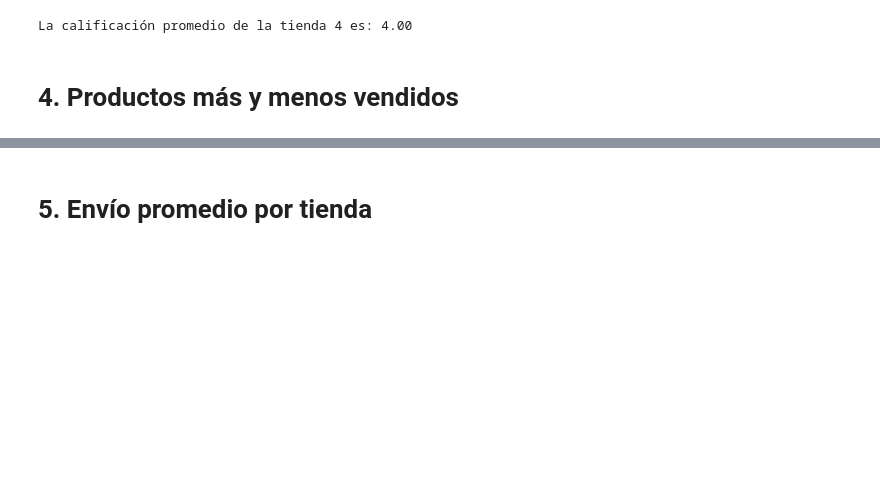
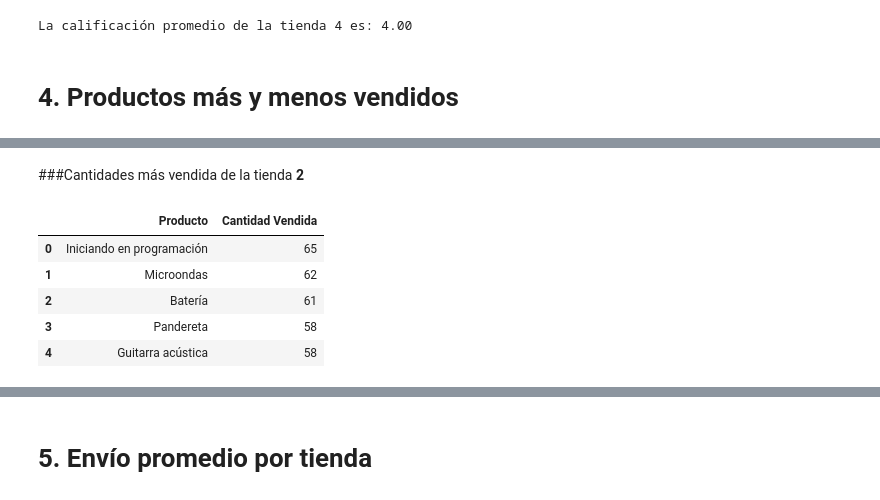
Before and after one commit to ghost22r/challenge-amigo-secreto-aluram, a Jupyter notebook: AluraStoreLatam.ipynb, the cells around one changed output, grey strips where cells are left out. Drawn from its saved outputs; the diff is of its cells as text; code cells hidden in the pictures; blank space fills up the shorter version.

```diff
--- a/AluraStoreLatam.ipynb
+++ b/AluraStoreLatam.ipynb
@@ -157,0 +182,12 @@ La calificación promedio de la tienda 4 es: 4.00
+# %% [markdown]
+###Cantidades más vendida de la tienda **2**
+# %%
+prod_mas_vendido_tienda2 = tienda2.groupby('Producto').size().sort_values(ascending=False).head().reset_index(name='Cantidad Vendida')
+prod_mas_vendido_tienda2
+# %% [output]
+|  | Producto | Cantidad Vendida |
+| 0 | Iniciando en programación | 65 |
+| 1 | Microondas | 62 |
+| 2 | Batería | 61 |
+| 3 | Pandereta | 58 |
+| 4 | Guitarra acústica | 58 |
```
Also changed, not shown: parts of 18 cells of this notebook.
